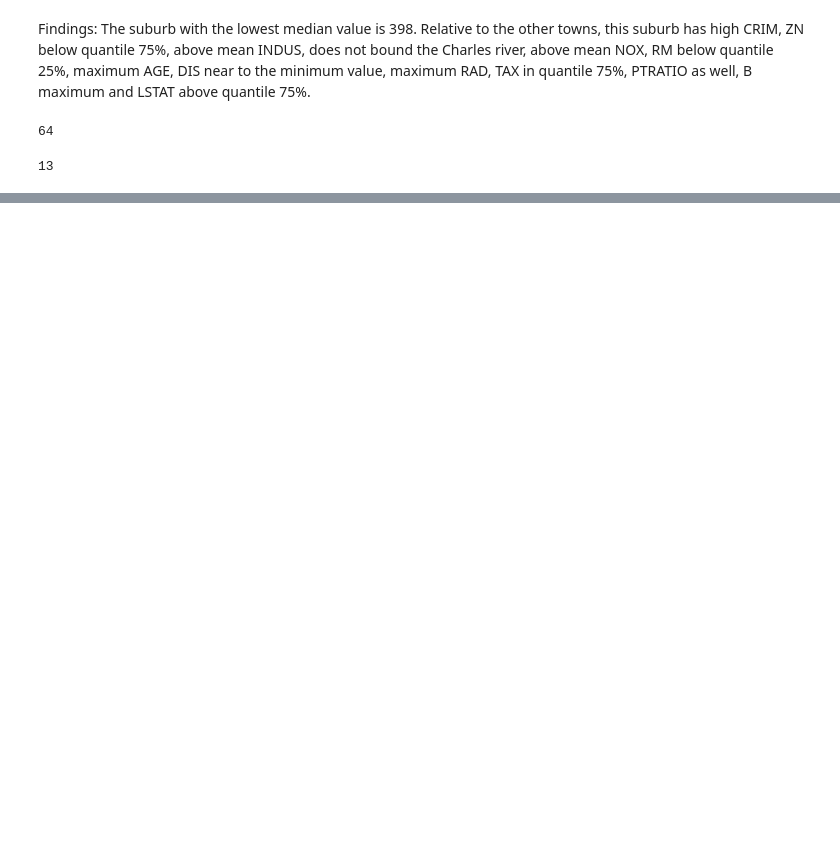
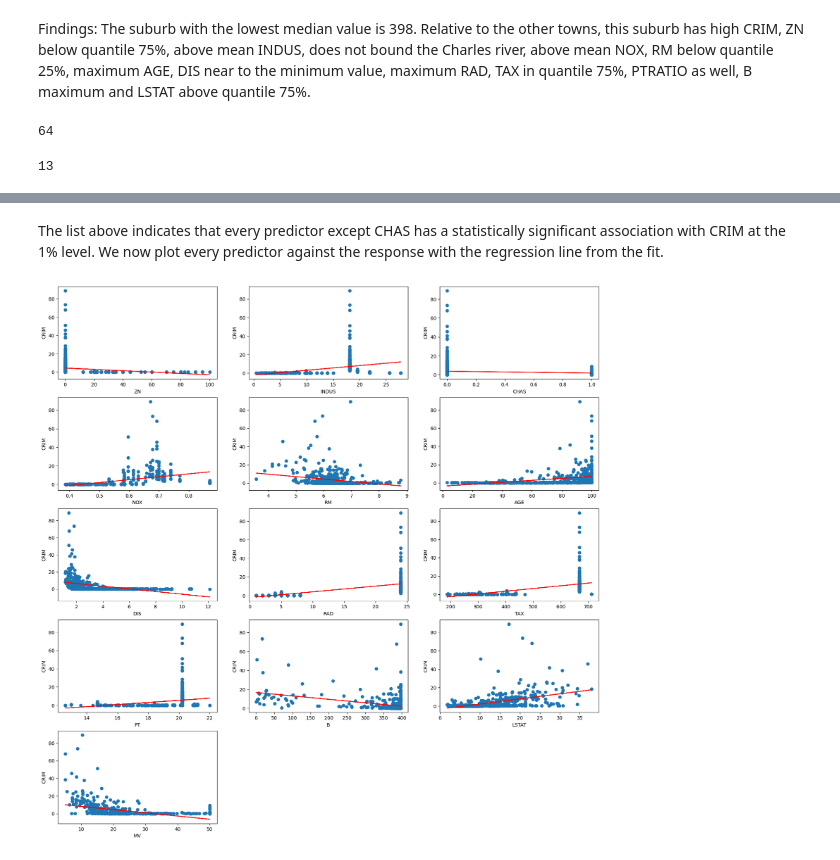
Before and after one commit to MaxBiber/statistics, a Jupyter notebook: boston_notebook.ipynb, the cells around one changed output, grey strips where cells are left out. Drawn from its saved outputs; the diff is of its cells as text; code cells hidden in the pictures; blank space fills up the shorter version.

Commit message:
regression on boston dataset

```diff
--- a/boston_notebook.ipynb
+++ b/boston_notebook.ipynb
@@ -187,0 +192,13 @@ boston.describe()
+# %%
+import statsmodels.formula.api as smf
+print("{:>9} {:>22} {:>24}".format("predictor", "coef","pvalue"))
+coefs = {}
+
+
+predictors = [c for c in list(boston) if c not in ["CRIM"]]
+for predictor in predictors:
+    model = 'CRIM ~ ' + predictor
+    res = smf.ols(formula = model, data=boston).fit()
+    # http://www.statsmodels.org/devel/generated/statsmodels.regression.linear_model.RegressionResults.html
+    print("{:>9} {:>22} {:>24}".format(predictor, res.params[predictor],res.pvalues[predictor]))
+    coefs[predictor] = [res.params[predictor]]
@@ -187,0 +220,15 @@ boston.describe()
+# %% [markdown]
+The list above indicates that every predictor except CHAS has a statistically significant association with CRIM at the 1% level. We now plot every predictor against the response with the regression line from the fit.
+# %%
+plt.figure(figsize=(20, 20))
+
+for i, predictor in enumerate(predictors):
+    model = 'CRIM ~ ' + predictor
+    res = smf.ols(formula = model, data=boston).fit()
+    plt.subplot(5,3,i+1)
+    plt.xlabel(predictor)
+    plt.ylabel("CRIM")
+    plt.scatter(boston[predictor], boston['CRIM'])
+    plt.plot(boston[predictor], res.fittedvalues, color='red')
+# %% [output]
+[figure, added]
```
Also changed, not shown: parts of 13 cells of this notebook.
